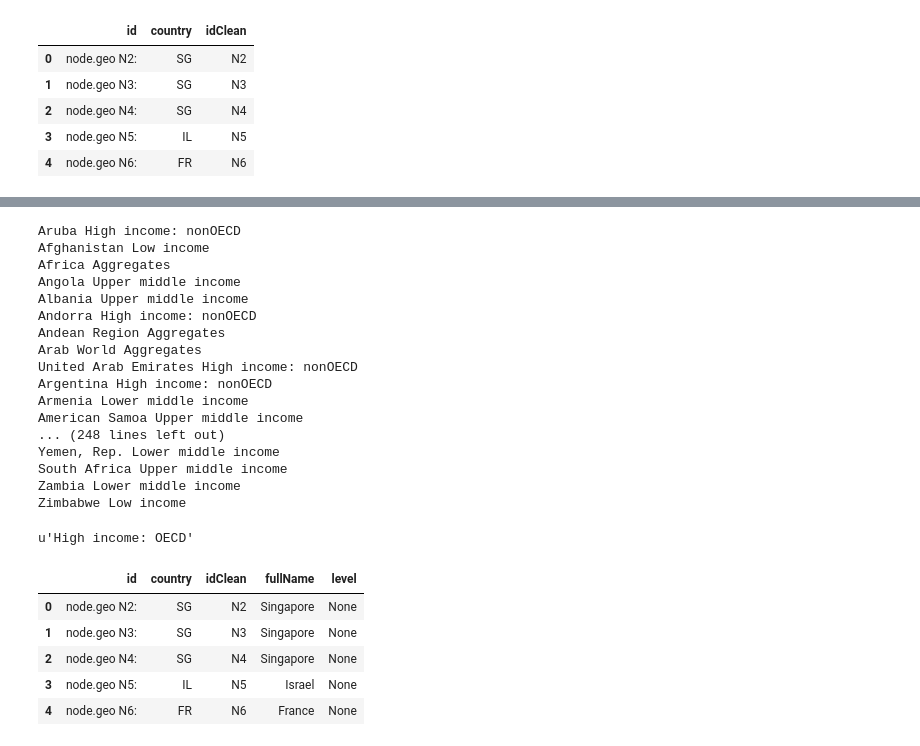
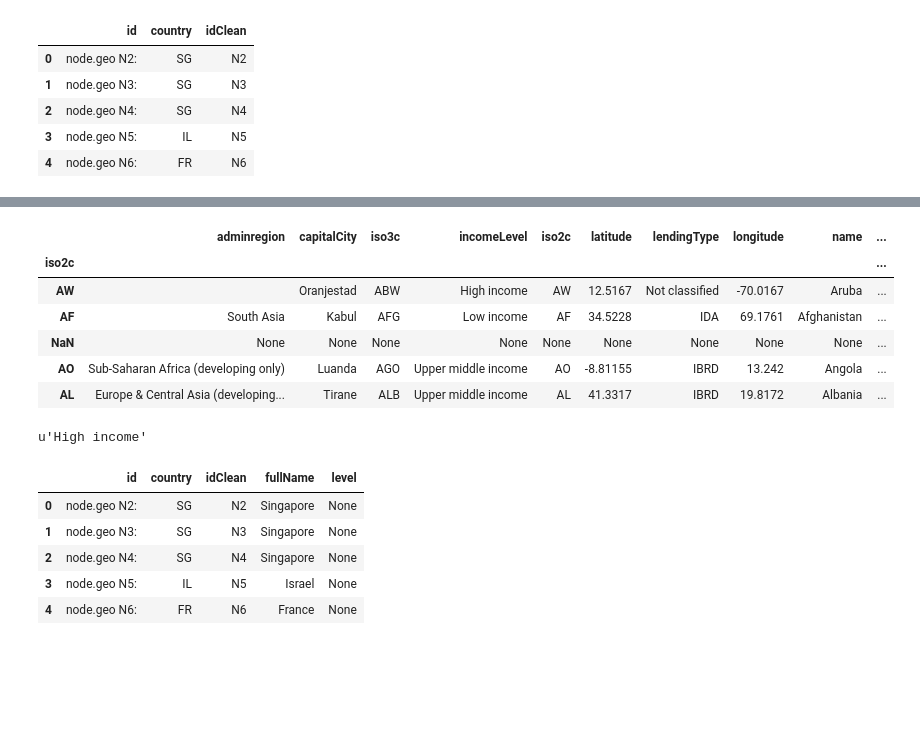
Before and after one commit to alexrutherford/caida, a Jupyter notebook: parse_as_geo.ipynb, the cells around one changed output, grey strips where cells are left out. Drawn from its saved outputs; the diff is of its cells as text; code cells hidden in the pictures; blank space fills up the shorter version.

```diff
--- a/parse_as_geo.ipynb
+++ b/parse_as_geo.ipynb
@@ -96,0 +96,2 @@ df.head()
+# %%
+iso.index=iso.iso2c
@@ -100,0 +105,3 @@ df[df['country']=='EU']=None
+# %%
+df[df['incomeLevel']=='Aggregates']=None
+iso[iso['incomeLevel']=='Aggregates']=None
@@ -101 +117,12 @@ df[df['country']=='EU']=None
+# %%
+#iso.index=iso.iso2c
+iso.head()
+# %% [output]
+|  | adminregion | capitalCity | iso3c | incomeLevel | iso2c | latitude | lendingType | longitude | name | ... |
+| iso2c |  |  |  |  |  |  |  |  |  | ... |
+| AW |  | Oranjestad | ABW | High income | AW | 12.5167 | Not classified | -70.0167 | Aruba | ... |
+| AF | South Asia | Kabul | AFG | Low income | AF | 34.5228 | IDA | 69.1761 | Afghanistan | ... |
+| NaN | None | None | None | None | None | None | None | None | None | ... |
+| AO | Sub-Saharan Africa (developing only) | Luanda | AGO | Upper middle income | AO | -8.81155 | IBRD | 13.242 | Angola | ... |
+| AL | Europe & Central Asia (developing... | Tirane | ALB | Upper middle income | AL | 41.3317 | IBRD | 19.8172 | Albania | ... |
 # %%
@@ -111,33 +141,15 @@ levelHash={}
 
 for r in iso.iterrows():
 #    print r[1][8]
-    print r[1][8],r[1][3]
+#    print r[1][8],r[1][3]
     levelHash[r[1][8]]=r[1][3]
-# %% [output]
-Aruba High income: nonOECD
-Afghanistan Low income
-Africa Aggregates
-Angola Upper middle income
-Albania Upper middle income
-Andorra High income: nonOECD
-Andean Region Aggregates
-Arab World Aggregates
-United Arab Emirates High income: nonOECD
-Argentina High income: nonOECD
-Armenia Lower middle income
-American Samoa Upper middle income
-... (248 lines left out)
-Yemen, Rep. Lower middle income
-South Africa Upper middle income
-Zambia Lower middle income
-Zimbabwe Low income
 # %%
 df['fullName']=df['country'].apply(lambda x:isoHash.get(x))
 df['level']=df['country'].apply(lambda x:levelHash.get(x))
 # %%
 iso[iso.iso2c=='GB'].incomeLevel.values[0]
 # %% [output]
-u'High income: OECD'
+u'High income'
 # %%
 df.head()
 # %% [output]
```
Also changed, not shown: parts of 16 cells of this notebook.
